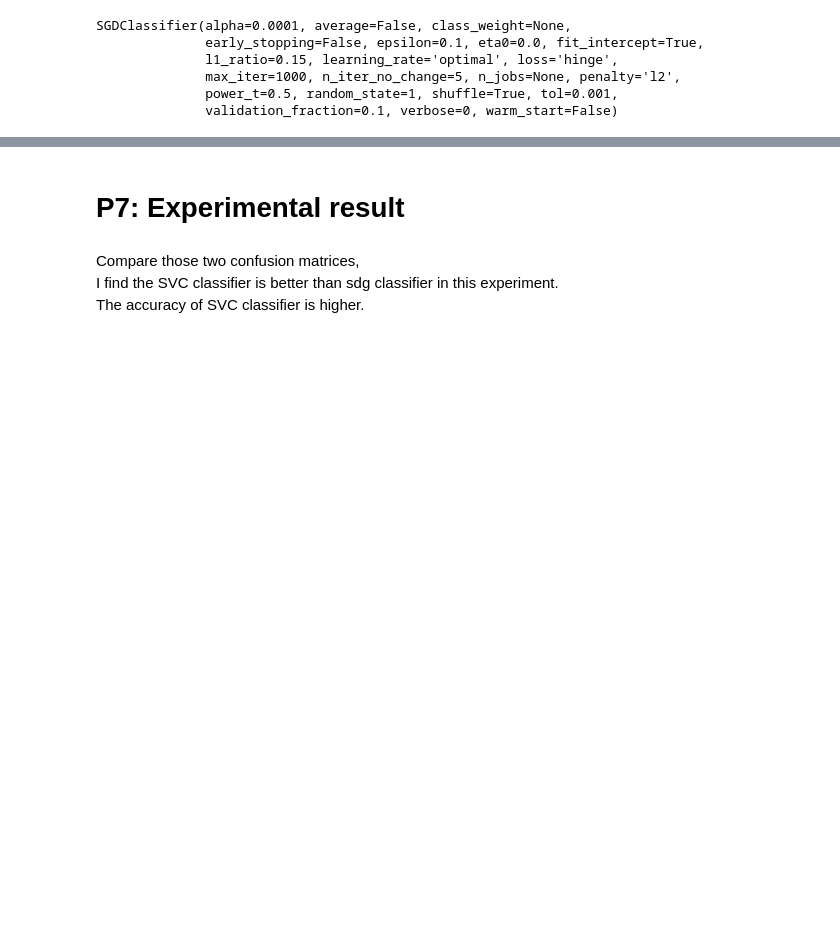
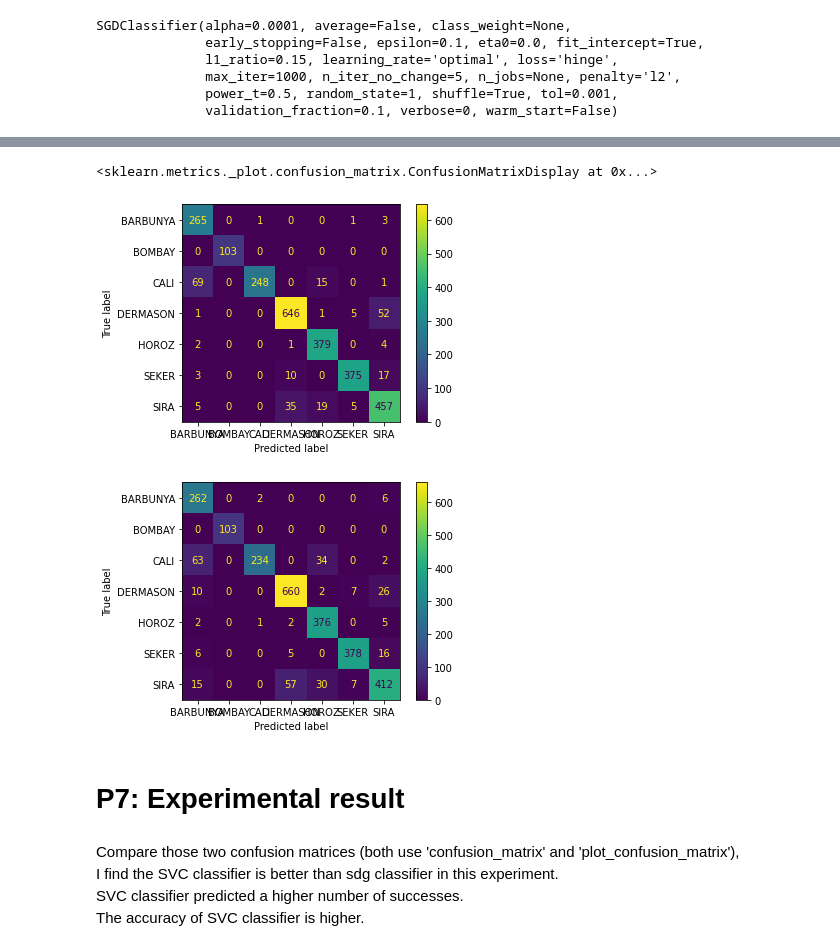
Before and after one commit to tom9672/CITS5508_MachineLearning, a Jupyter notebook: lab02/lab02.ipynb, the cells around one changed output, grey strips where cells are left out. Saved outputs shown, nothing was run; the diff lists cells and outputs as text; code cells hidden in the pictures; blank space fills up the shorter version.

```diff
--- a/lab02/lab02.ipynb
+++ b/lab02/lab02.ipynb
@@ -143,6 +151,14 @@ cmd.plot(ax=ax)
+# %%
+plot_confusion_matrix(rbf_SVC, test_scaled, labels_test, values_format='d')
+plot_confusion_matrix(sgd_clf, test_scaled, labels_test, values_format='d')
+# %% [output]
+<sklearn.metrics._plot.confusion_matrix.ConfusionMatrixDisplay at 0x...>
+[figure, added]
+[figure, added]
 # %% [markdown]
 # P7: Experimental result
 # %% [markdown]
-Compare those two confusion matrices,
+Compare those two confusion matrices (both use 'confusion_matrix' and 'plot_confusion_matrix'),
 I find the SVC classifier is better than sdg classifier in this experiment.
+SVC classifier predicted a higher number of successes.
 The accuracy of SVC classifier is higher.
```
Also changed, not shown: parts of 8 cells of this notebook, 2 other files.
